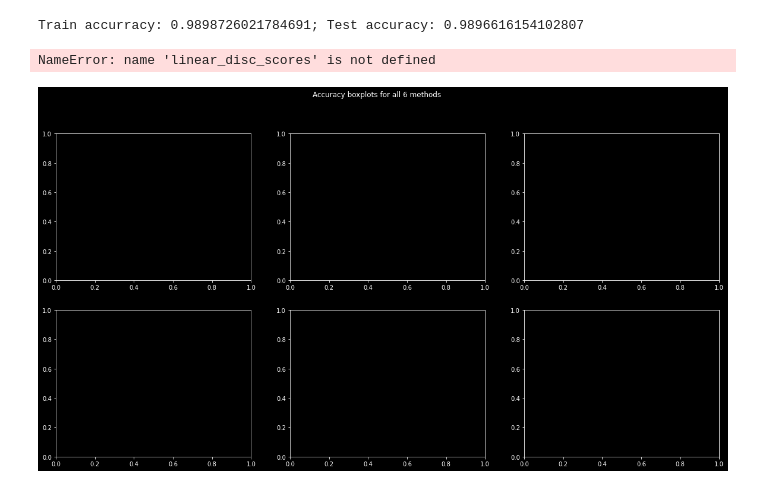
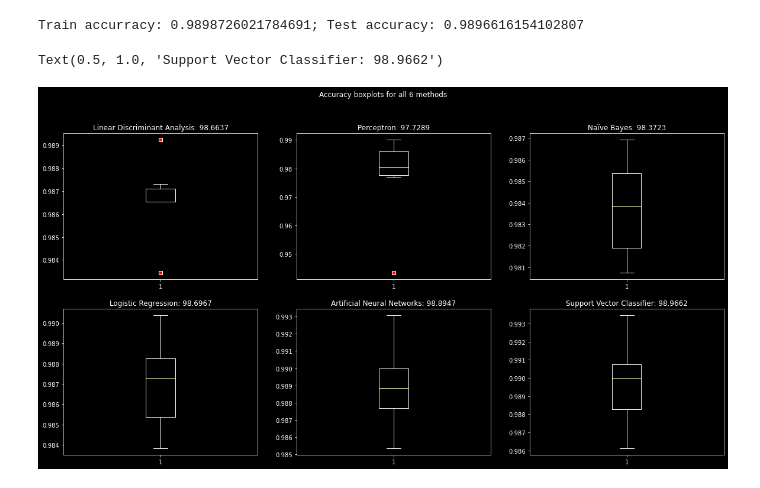
Before and after one commit to Aviral14/ML-Assignment, a Jupyter notebook: Comparison/Analysis.ipynb, the cells around one changed output. Cells and saved outputs as stored; diff of their text form; code cells hidden in the pictures.

```diff
--- a/Comparison/Analysis.ipynb
+++ b/Comparison/Analysis.ipynb
@@ -75,18 +75,18 @@ Train accurracy: 0.9898726021784691; Test accuracy: 0.9896616154102807
 # %%
 fig, axs = plt.subplots(2, 3, figsize=(20, 10))
 fig.suptitle('Accuracy boxplots for all 6 methods')
-axs[0, 0].boxplot(linear_disc_scores, flierprops=dict(markerfacecolor='r', marker='s'))
-axs[0, 1].boxplot(perceptron_scores, flierprops=dict(markerfacecolor='r', marker='s'))
-axs[0, 2].boxplot(nb_scores, flierprops=dict(markerfacecolor='r', marker='s'))
-axs[1, 0].boxplot(lr_scores, flierprops=dict(markerfacecolor='r', marker='s'))
-axs[1, 1].boxplot(ann_scores, flierprops=dict(markerfacecolor='r', marker='s'))
-axs[1, 2].boxplot(svc_scores, flierprops=dict(markerfacecolor='r', marker='s'))
-axs[0, 0].set_title(f'Linear Discriminant Analysis: {round(np.mean(linear_disc_scores), 6) * 100}')
-axs[0, 1].set_title(f'Perceptron: {round(np.mean(perceptron_scores), 6) * 100}')
-axs[0, 2].set_title(f'Naïve Bayes: {round(np.mean(nb_scores), 6) * 100}')
-axs[1, 0].set_title(f'Logistic Regression: {round(np.mean(lr_scores), 6) * 100}')
-axs[1, 1].set_title(f'Artificial Neural Networks: {round(np.mean(ann_scores), 6) * 100}')
-axs[1, 2].set_title(f'Support Vector Classifier: {round(np.mean(svc_scores), 6) * 100}')
+axs[0, 0].boxplot(linear_disc_scores_test, flierprops=dict(markerfacecolor='r', marker='s'))
+axs[0, 1].boxplot(perceptron_scores_test, flierprops=dict(markerfacecolor='r', marker='s'))
+axs[0, 2].boxplot(nb_scores_test, flierprops=dict(markerfacecolor='r', marker='s'))
+axs[1, 0].boxplot(lr_scores_test, flierprops=dict(markerfacecolor='r', marker='s'))
+axs[1, 1].boxplot(ann_scores_test, flierprops=dict(markerfacecolor='r', marker='s'))
+axs[1, 2].boxplot(svc_scores_test, flierprops=dict(markerfacecolor='r', marker='s'))
+axs[0, 0].set_title(f'Linear Discriminant Analysis: {round(np.mean(linear_disc_scores_test), 6) * 100}')
+axs[0, 1].set_title(f'Perceptron: {round(np.mean(perceptron_scores_test), 6) * 100}')
+axs[0, 2].set_title(f'Naïve Bayes: {round(np.mean(nb_scores_test), 6) * 100}')
+axs[1, 0].set_title(f'Logistic Regression: {round(np.mean(lr_scores_test), 6) * 100}')
+axs[1, 1].set_title(f'Artificial Neural Networks: {round(np.mean(ann_scores_test), 6) * 100}')
+axs[1, 2].set_title(f'Support Vector Classifier: {round(np.mean(svc_scores_test), 6) * 100}')
 # %% [output]
-NameError: name 'linear_disc_scores' is not defined
+Text(0.5, 1.0, 'Support Vector Classifier: 98.9662')
-[figure, old version]
+[figure, new version]
```
Also changed, not shown: parts of 1 cell of this notebook.
